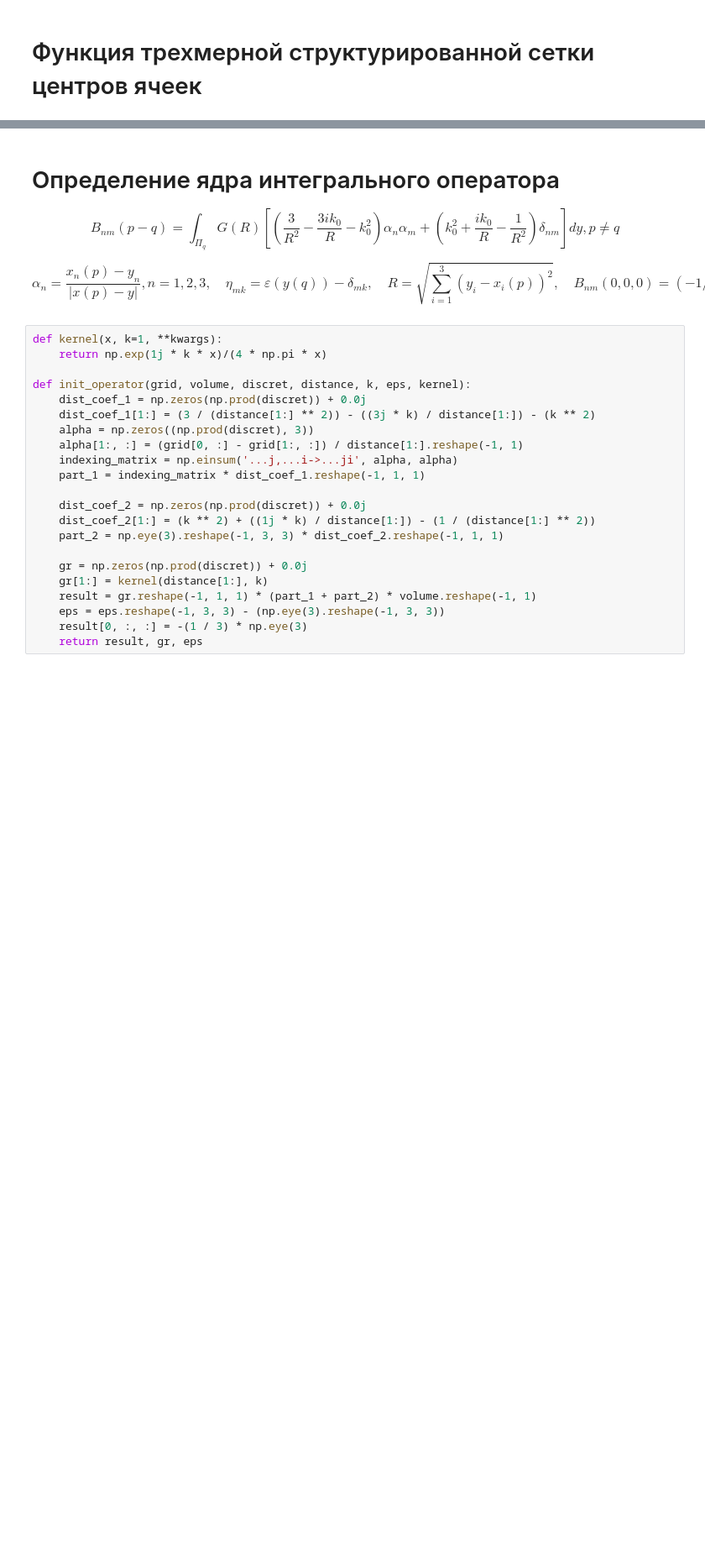
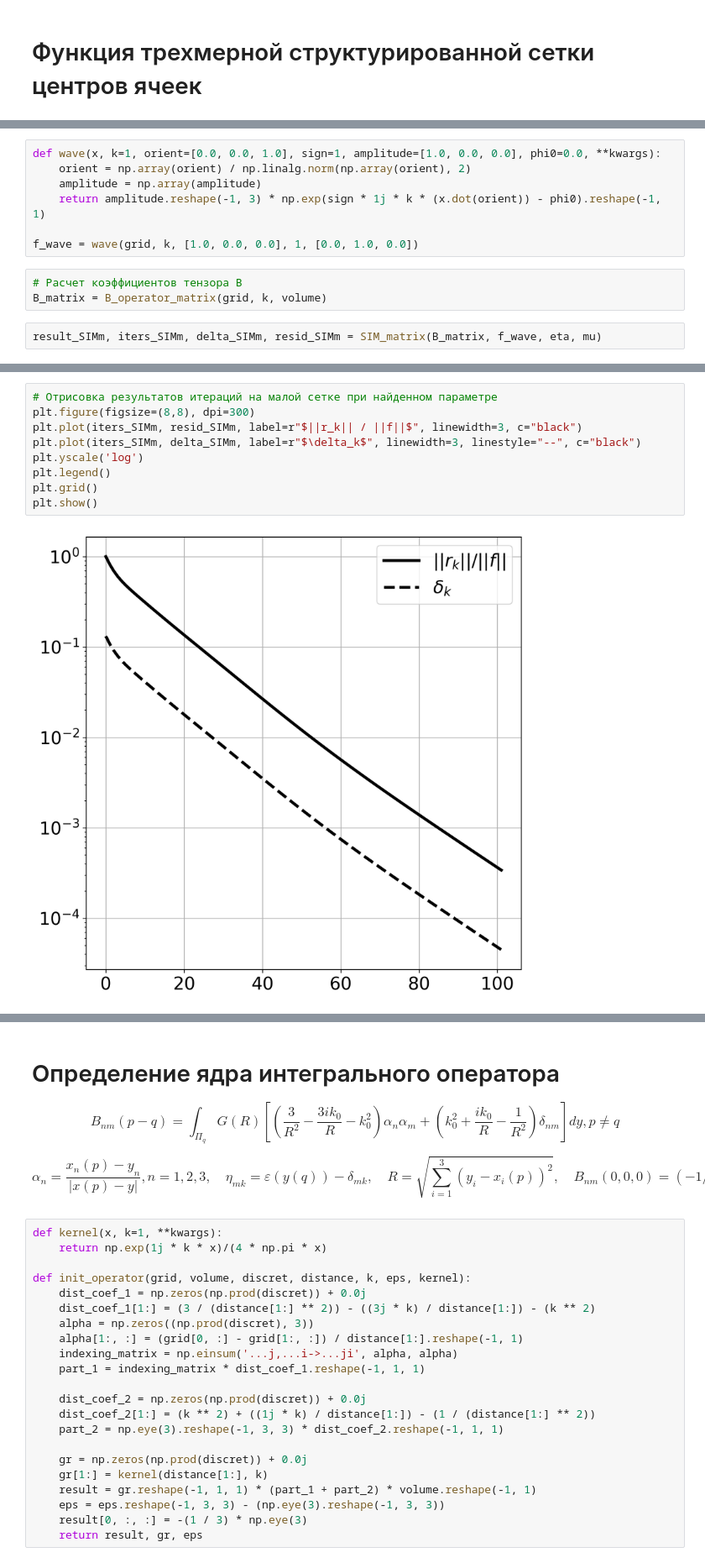
Before and after one commit to qwerty29544/electrodynamics, a Jupyter notebook: src/KernelSpectre.ipynb, the cells around one changed output, grey strips where cells are left out. Shown at 84% size. Drawn from its saved outputs; the diff is of its cells as text; blank space fills up the shorter version.

```diff
--- a/src/KernelSpectre.ipynb
+++ b/src/KernelSpectre.ipynb
@@ -211,0 +614,12 @@ def apply_dielectric_3d(grid,
+# %%
+def wave(x, k=1, orient=[0.0, 0.0, 1.0], sign=1, amplitude=[1.0, 0.0, 0.0], phi0=0.0, **kwargs):
+    orient = np.array(orient) / np.linalg.norm(np.array(orient), 2)
+    amplitude = np.array(amplitude)
+    return amplitude.reshape(-1, 3) * np.exp(sign * 1j * k * (x.dot(orient)) - phi0).reshape(-1, 1)
+
+f_wave = wave(grid, k, [1.0, 0.0, 0.0], 1, [0.0, 1.0, 0.0])
+# %%
+# Расчет коэффициентов тензора B
+B_matrix = B_operator_matrix(grid, k, volume)
+# %%
+result_SIMm, iters_SIMm, delta_SIMm, resid_SIMm = SIM_matrix(B_matrix, f_wave, eta, mu)
@@ -211,0 +644,11 @@ def apply_dielectric_3d(grid,
+# %%
+# Отрисовка результатов итераций на малой сетке при найденном параметре
+plt.figure(figsize=(8,8), dpi=300)
+plt.plot(iters_SIMm, resid_SIMm, label=r"$||r_k|| / ||f||$", linewidth=3, c="black")
+plt.plot(iters_SIMm, delta_SIMm, label=r"$\delta_k$", linewidth=3, linestyle="--", c="black")
+plt.yscale('log')
+plt.legend()
+plt.grid()
+plt.show()
+# %% [output]
+[figure, added]
```
Also changed, not shown: parts of 50 cells of this notebook.
